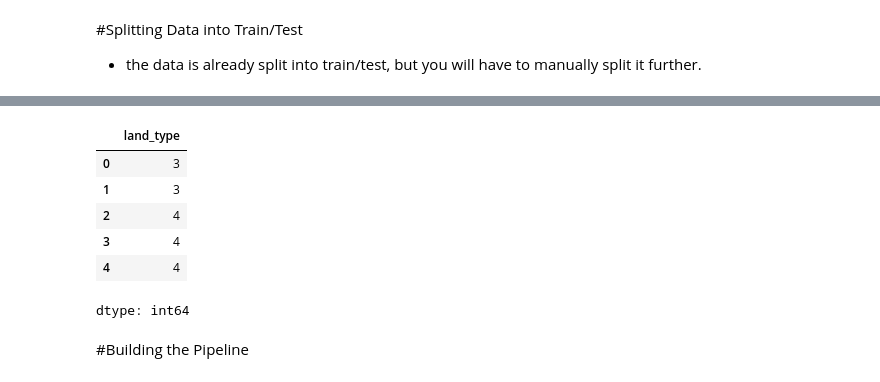
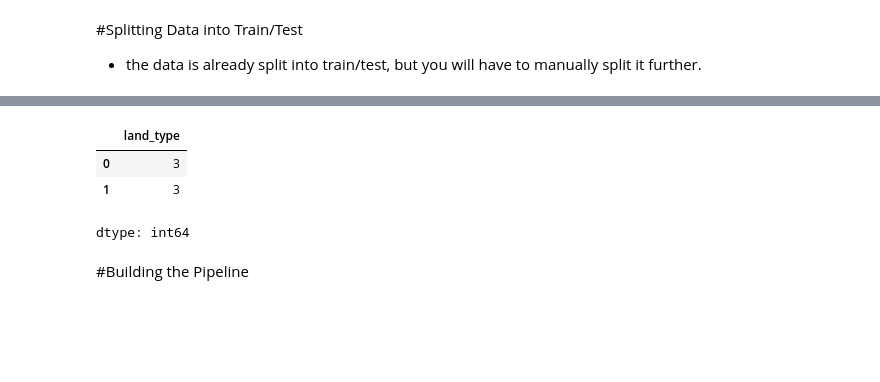
Before and after one commit to valenderval/MLA_JFV, a Jupyter notebook: MLA5_JFV.ipynb, the cells around one changed output, grey strips where cells are left out. Drawn from its saved outputs; the diff is of its cells as text; code cells hidden in the pictures; blank space fills up the shorter version.

```diff
--- a/MLA5_JFV.ipynb
+++ b/MLA5_JFV.ipynb
@@ -145,14 +131,11 @@ y_train.head(2)
 dtype: int64
 # %%
 y_test = landsat_test['land_type']
-y_test.head()
+y_test.head(2)
 # %% [output]
 |  | land_type |
 | 0 | 3 |
 | 1 | 3 |
-| 2 | 4 |
-| 3 | 4 |
-| 4 | 4 |
 dtype: int64
 # %% [markdown]
 #Building the Pipeline
```
Also changed, not shown: parts of 13 cells of this notebook.
